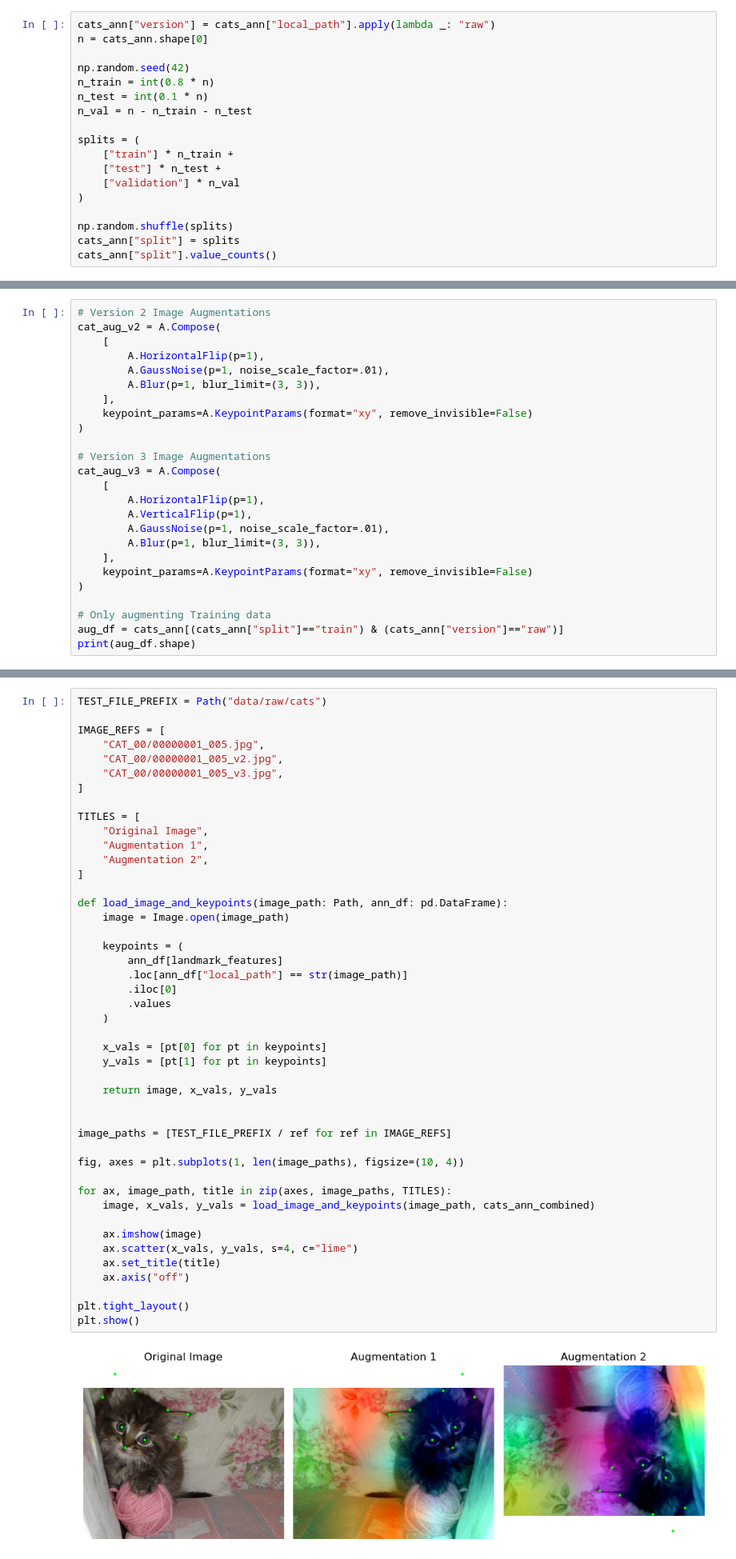
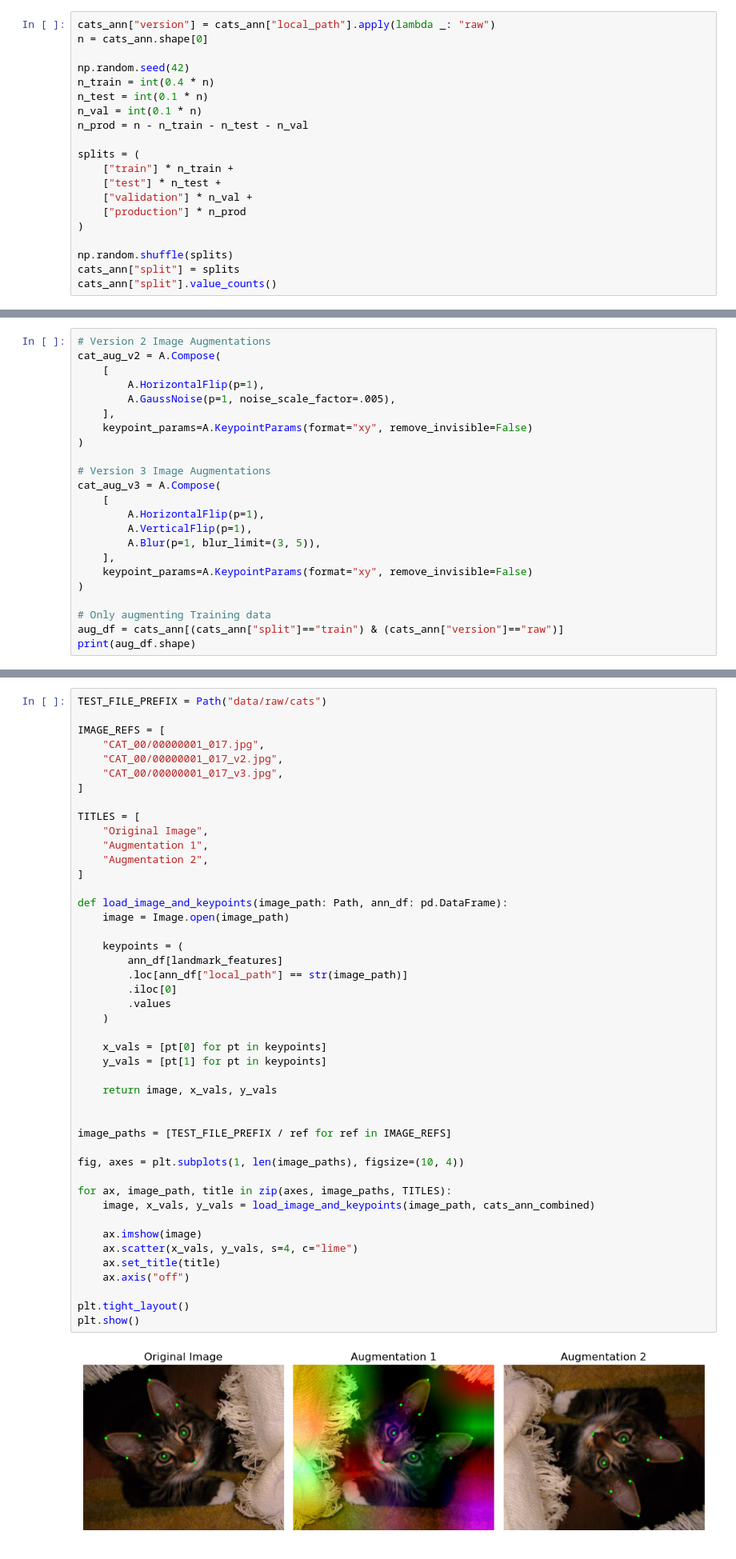
Before and after one commit to lpam-sd/AAI_540_Grp_6, a Jupyter notebook: 2_Ingestion.ipynb, the cells around one changed output, grey strips where cells are left out. Shown at 80% size. Drawn from its saved outputs; the diff is of its cells as text.

Commit message:
updated augmentations and added prod split to cat images

```diff
--- a/2_Ingestion.ipynb
+++ b/2_Ingestion.ipynb
@@ -130,14 +130,16 @@ cats_ann["version"] = cats_ann["local_path"].apply(lambda _: "raw")
 n = cats_ann.shape[0]
 
 np.random.seed(42)
-n_train = int(0.8 * n)
+n_train = int(0.4 * n)
 n_test = int(0.1 * n)
-n_val = n - n_train - n_test
+n_val = int(0.1 * n)
+n_prod = n - n_train - n_test - n_val
 
 splits = (
     ["train"] * n_train +
     ["test"] * n_test +
-    ["validation"] * n_val
+    ["validation"] * n_val +
+    ["production"] * n_prod
 )
 
 np.random.shuffle(splits)
@@ -212,8 +215,7 @@ def augmentation_pipeline(
 cat_aug_v2 = A.Compose(
     [
         A.HorizontalFlip(p=1),
-        A.GaussNoise(p=1, noise_scale_factor=.01),
-        A.Blur(p=1, blur_limit=(3, 3)),
+        A.GaussNoise(p=1, noise_scale_factor=.005),
     ],
     keypoint_params=A.KeypointParams(format="xy", remove_invisible=False)
 )
@@ -223,8 +225,7 @@ cat_aug_v3 = A.Compose(
     [
         A.HorizontalFlip(p=1),
 		A.VerticalFlip(p=1),
-        A.GaussNoise(p=1, noise_scale_factor=.01),
-        A.Blur(p=1, blur_limit=(3, 3)),
+        A.Blur(p=1, blur_limit=(3, 5)),
     ],
     keypoint_params=A.KeypointParams(format="xy", remove_invisible=False)
 )
@@ -327,9 +318,9 @@ Index(['remote_path', 'local_path', 'left_eye', 'right_eye', 'mouth',
 TEST_FILE_PREFIX = Path("data/raw/cats")
 
 IMAGE_REFS = [
-    "CAT_00/00000001_005.jpg",
-    "CAT_00/00000001_005_v2.jpg",
-    "CAT_00/00000001_005_v3.jpg",
+    "CAT_00/00000001_017.jpg",
+    "CAT_00/00000001_017_v2.jpg",
+    "CAT_00/00000001_017_v3.jpg",
 ]
 
 TITLES = [
@@ -342,34 +333,34 @@ def load_image_and_keypoints(image_path: Path, ann_df: pd.DataFrame):
     image = Image.open(image_path)
 
     keypoints = (
         ann_df[landmark_features]
         .loc[ann_df["local_path"] == str(image_path)]
         .iloc[0]
         .values
     )
 
     x_vals = [pt[0] for pt in keypoints]
     y_vals = [pt[1] for pt in keypoints]
 
     return image, x_vals, y_vals
 
 
 image_paths = [TEST_FILE_PREFIX / ref for ref in IMAGE_REFS]
 
 fig, axes = plt.subplots(1, len(image_paths), figsize=(10, 4))
 
 for ax, image_path, title in zip(axes, image_paths, TITLES):
     image, x_vals, y_vals = load_image_and_keypoints(image_path, cats_ann_combined)
 
     ax.imshow(image)
     ax.scatter(x_vals, y_vals, s=4, c="lime")
     ax.set_title(title)
     ax.axis("off")
 
 plt.tight_layout()
 plt.show()
 # %% [output]
-[figure, old version]
+[figure, new version]
 # %% [markdown]
 # Downloading Background Images
 # %%
```
Also changed, not shown: parts of 9 cells of this notebook.
